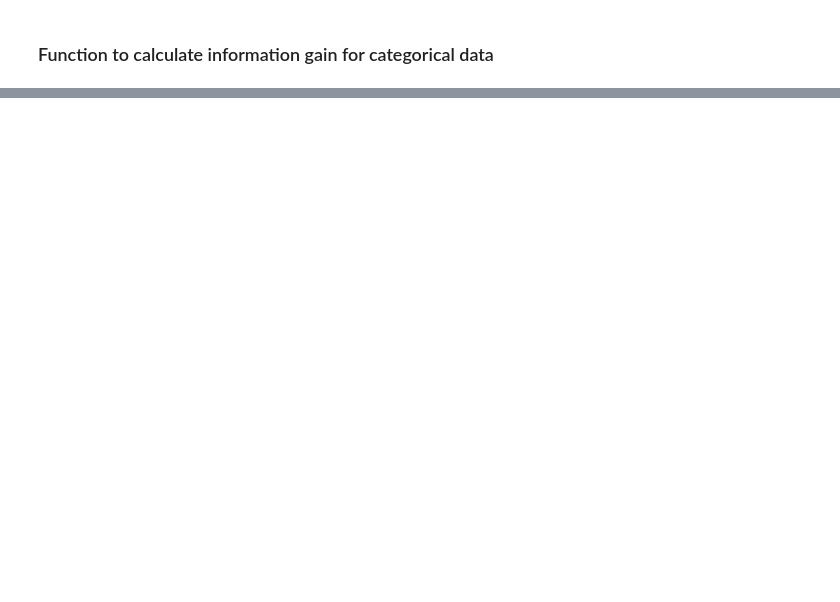
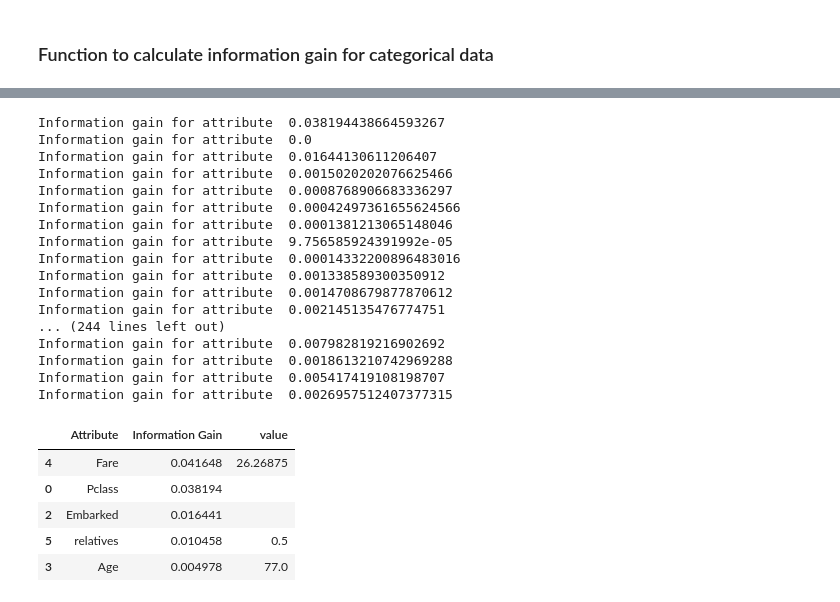
Before and after one commit to justshfarida/ArtificialIntelligence, a Jupyter notebook: pw1/titanic.ipynb, the cells around one changed output, grey strips where cells are left out. Drawn from its saved outputs; the diff is of its cells as text; code cells hidden in the pictures; blank space fills up the shorter version.

```diff
--- a/pw1/titanic.ipynb
+++ b/pw1/titanic.ipynb
@@ -235,0 +257,39 @@ Information Gain for 'Pclass': 0.1026
+# %%
+females = train[train['Sex'] == 0]
+males = train[train["Sex"] == 1]
+# %%
+def select_best_features(df):
+    gains_df = pd.DataFrame(columns=['Attribute', 'Information Gain', "value"])
+    for column in categorial_columns:
+        gains_df.loc[len(gains_df)] = [column, information_gain(df, column), '']
+    for column in numerical_columns:
+        gain, value = numerical_information_gain(df, column)
+        gains_df.loc[len(gains_df)] = [column, gain, value]
+    gains_df.sort_values('Information Gain', ascending=False, inplace=True)
+    return gains_df.head()
+# %%
+select_best_features(males)
+# %% [output]
+Information gain for attribute  0.038194438664593267
+Information gain for attribute  0.0
+Information gain for attribute  0.01644130611206407
+Information gain for attribute  0.0015020202076625466
+Information gain for attribute  0.0008768906683336297
+Information gain for attribute  0.00042497361655624566
+Information gain for attribute  0.0001381213065148046
+Information gain for attribute  9.756585924391992e-05
+Information gain for attribute  0.00014332200896483016
+Information gain for attribute  0.001338589300350912
+Information gain for attribute  0.0014708679877870612
+Information gain for attribute  0.002145135476774751
+... (244 lines left out)
+Information gain for attribute  0.007982819216902692
+Information gain for attribute  0.0018613210742969288
+Information gain for attribute  0.005417419108198707
+Information gain for attribute  0.0026957512407377315
+|  | Attribute | Information Gain | value |
+| 4 | Fare | 0.041648 | 26.26875 |
+| 0 | Pclass | 0.038194 |  |
+| 2 | Embarked | 0.016441 |  |
+| 5 | relatives | 0.010458 | 0.5 |
+| 3 | Age | 0.004978 | 77.0 |
```
Also changed, not shown: parts of 16 cells of this notebook.
